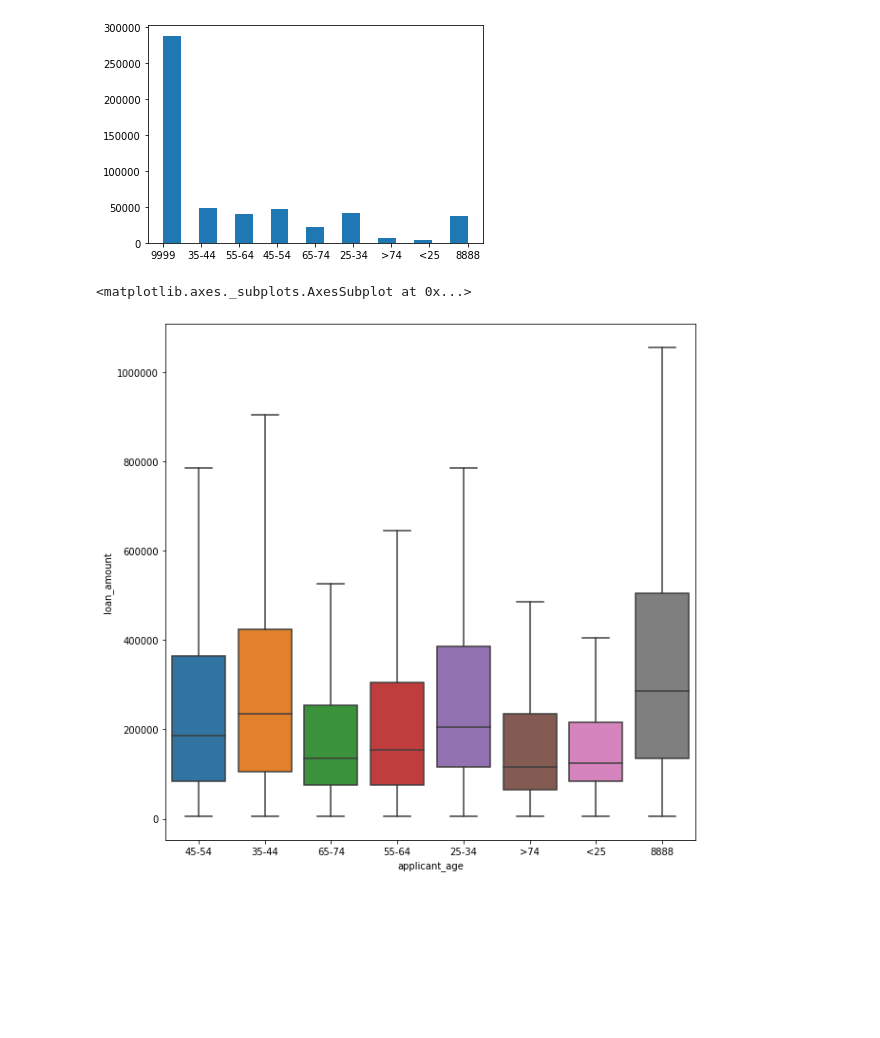
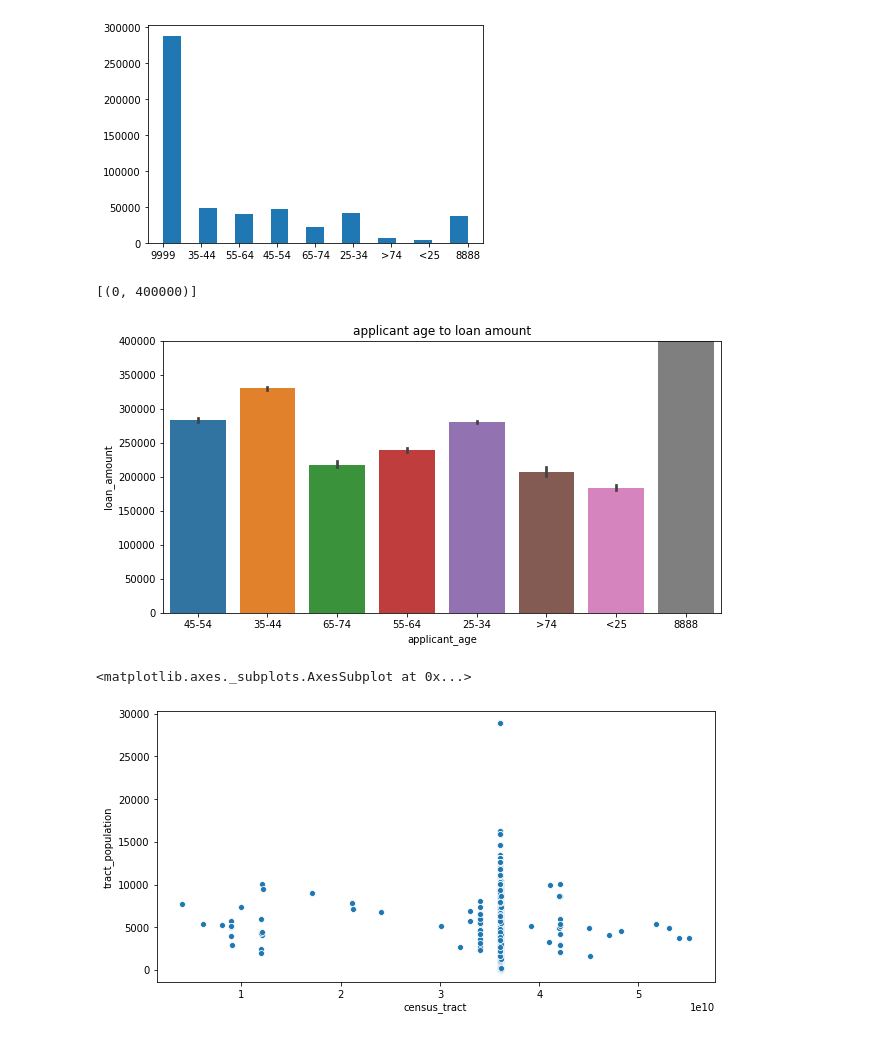
Before and after one commit to OracyC/Capstone-HMDA, a Jupyter notebook: EDA_HMDA.ipynb, the cells around one changed output. Drawn from its saved outputs; the diff is of its cells as text; code cells hidden in the pictures; blank space fills up the shorter version.

```diff
--- a/EDA_HMDA.ipynb
+++ b/EDA_HMDA.ipynb
@@ -92,9 +150,16 @@ plt.hist(hmda['co-applicant_age'], bins=17)
         7.05882353, 7.52941176, 8.        ]),
  <a list of 17 Patch objects>)
 [figure]
+# %%
+fig, ax = plt.subplots(figsize=(10, 5))
+sns.barplot(ax=ax, x=hmda['applicant_age'], y=hmda['loan_amount']).set_title('applicant age to loan amount')
+ax.set(ylim=(0, 400000))
+# %% [output]
+[(0, 400000)]
+[figure, added]
 # %%
-fig, ax = plt.subplots(figsize=(10, 10))
-sns.boxplot(ax=ax, x=hmda['applicant_age'], y=hmda['loan_amount'],showfliers=False)
+fig, ax = plt.subplots(figsize=(10, 5))
+sns.scatterplot(ax=ax, x=hmda['census_tract'], y=hmda['tract_population'])
 # %% [output]
 <matplotlib.axes._subplots.AxesSubplot at 0x...>
-[figure, old version]
+[figure, new version]
```
Also changed, not shown: parts of 20 cells of this notebook.
